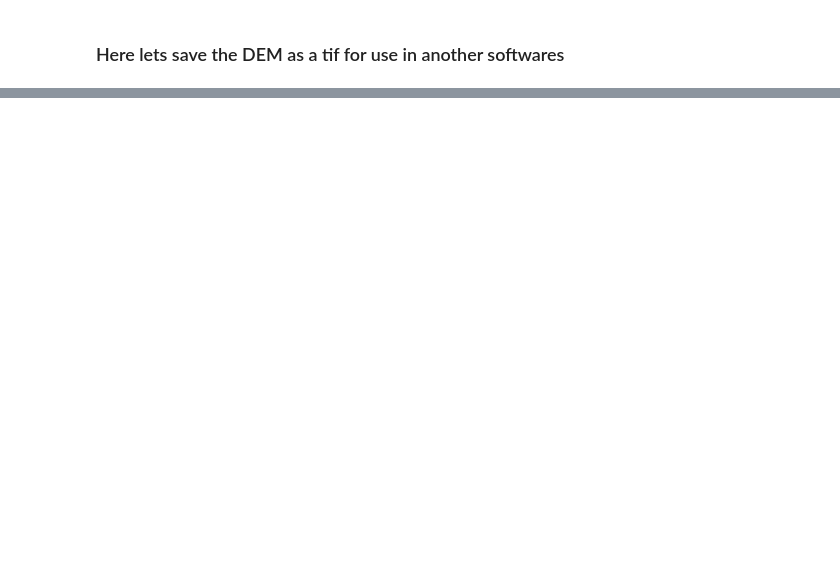
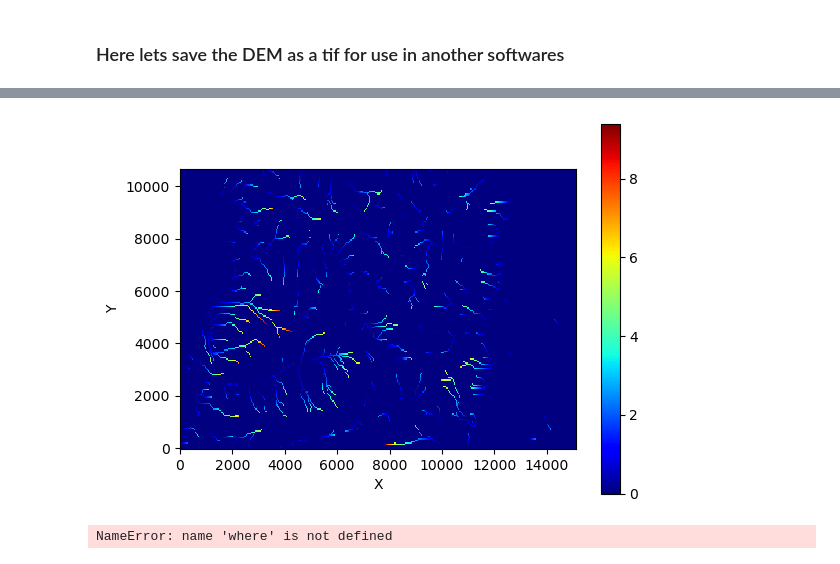
Before and after one commit to thepedroland/tect_land_project, a Jupyter notebook: Teton_DEM_model_class.ipynb, the cells around one changed output, grey strips where cells are left out. Cells and saved outputs as stored; diff of their text form; code cells hidden in the pictures; blank space fills up the shorter version.

```diff
--- a/Teton_DEM_model_class.ipynb
+++ b/Teton_DEM_model_class.ipynb
@@ -52,0 +47,8 @@ plt.show()
+# %%
+imshow_grid(grid,cf.chi_indices,cmap="jet",color_for_closed=None)
+# %% [output]
+[figure, added]
+# %%
+where
+# %% [output]
+NameError: name 'where' is not defined
```
Also changed, not shown: parts of 7 cells of this notebook.
